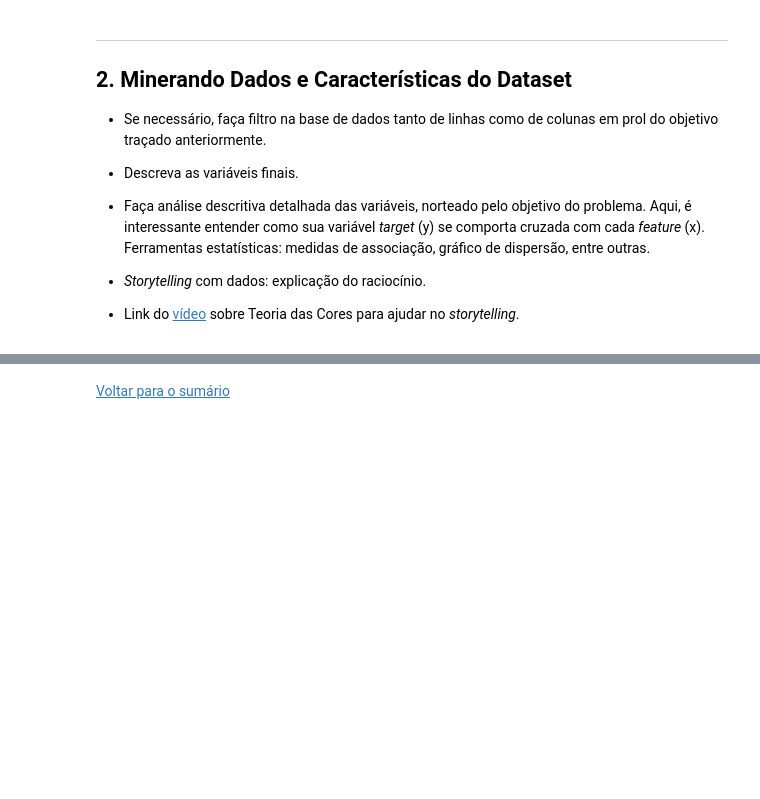
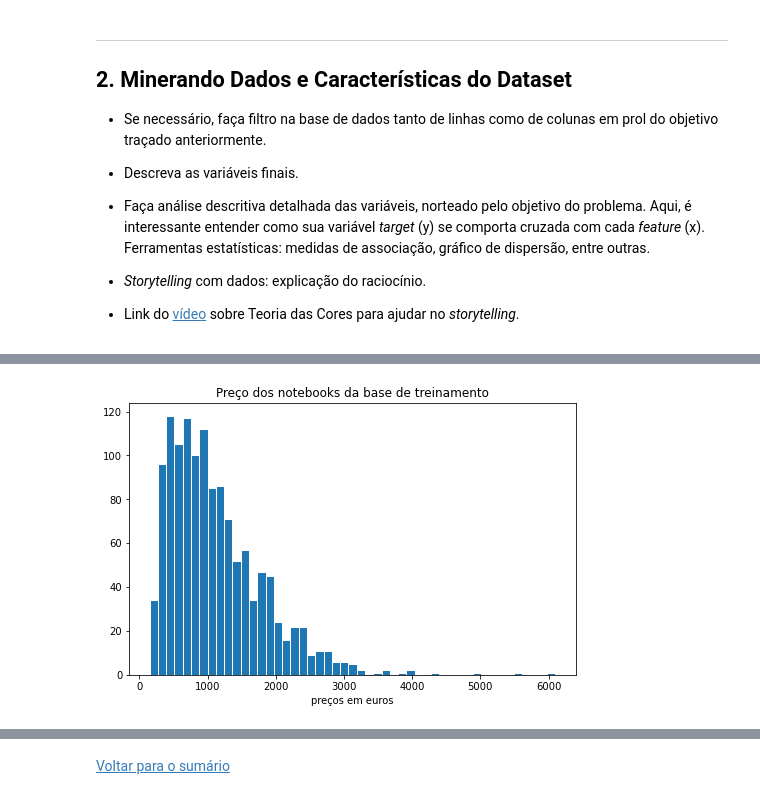
Before and after one commit to insper-classroom/22-2b-cd-p2-Bea-Kadu-Veronica, a Jupyter notebook: relatorio.ipynb, the cells around one changed output, grey strips where cells are left out. Drawn from its saved outputs; the diff is of its cells as text; code cells hidden in the pictures; blank space fills up the shorter version.

```diff
--- a/relatorio.ipynb
+++ b/relatorio.ipynb
@@ -134,0 +172,12 @@ interessante entender como sua variável *target* (y) se comporta cruzada com ca
+# %%
+faixas = np.linspace(150, 6100, 50)
+
+plt.figure(figsize=(8,5))
+
+plt.subplot(111)
+plt.hist(dados['Price_euros'], bins = faixas, edgecolor='white')
+plt.xlabel('preços em euros')
+plt.title("Preço dos notebooks da base de treinamento")
+plt.show()
+# %% [output]
+[figure, added]
```
Also changed, not shown: parts of 14 cells of this notebook.
